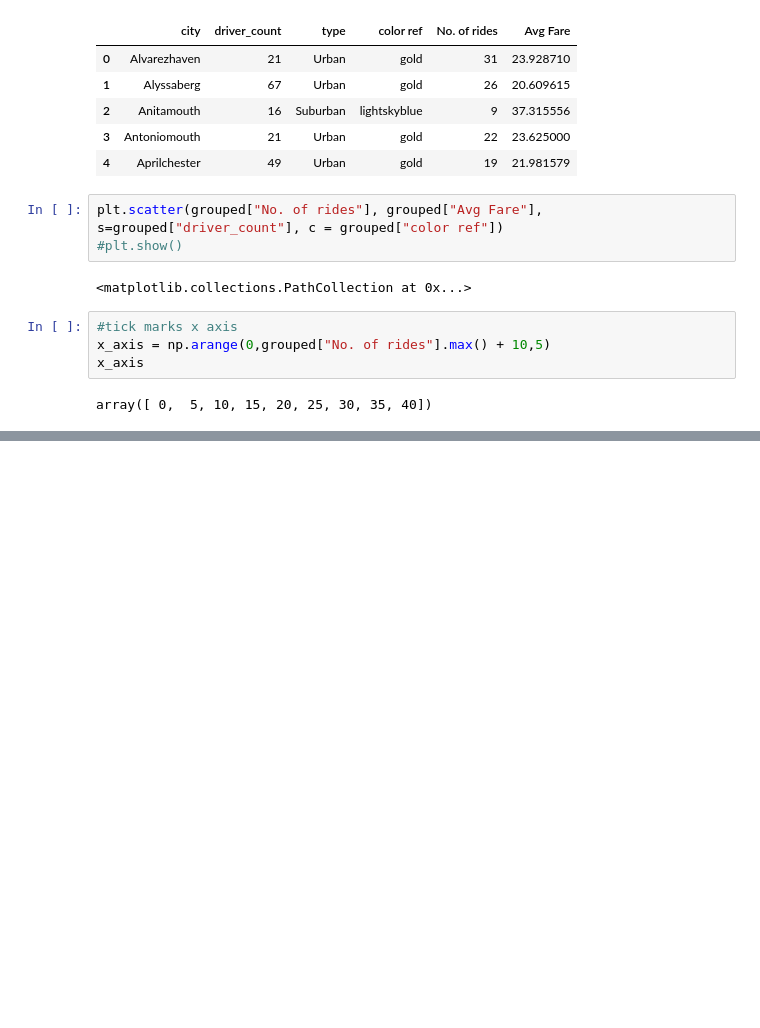
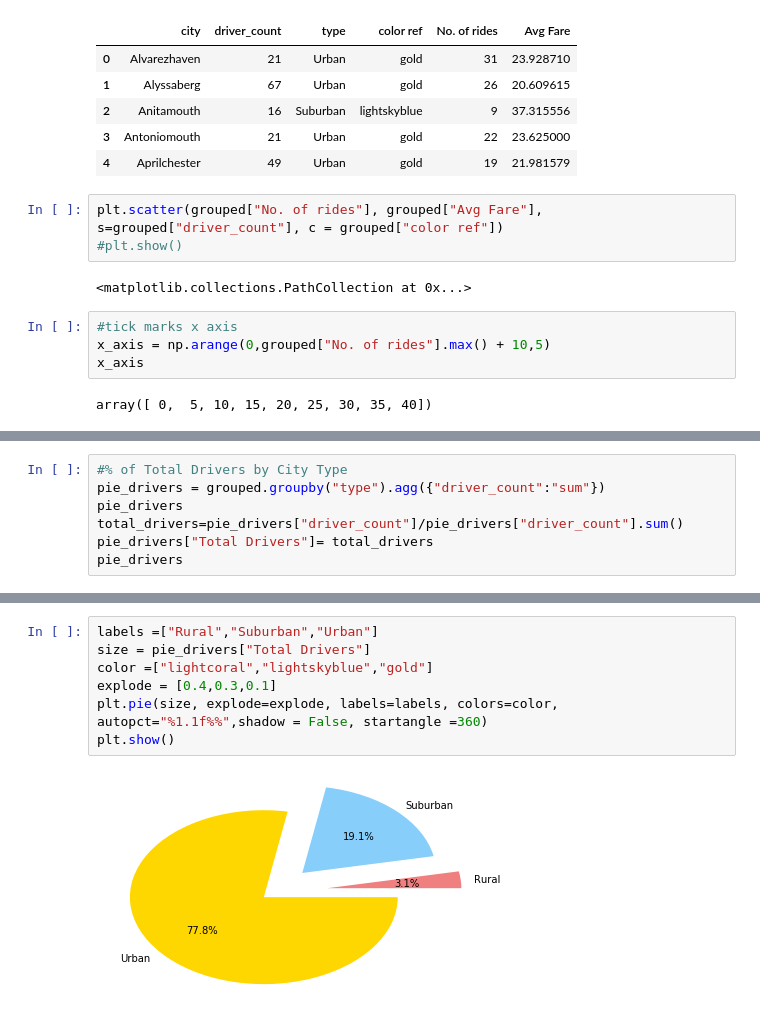
Before and after one commit to wendywalsh/Matplotlib_viz, a Jupyter notebook: Instructions/Pyber/Pyber_Walsh.ipynb, the cells around one changed output, grey strips where cells are left out. Saved outputs shown, nothing was run; the diff lists cells and outputs as text; blank space fills up the shorter version.

```diff
--- a/Instructions/Pyber/Pyber_Walsh.ipynb
+++ b/Instructions/Pyber/Pyber_Walsh.ipynb
@@ -113,0 +177,7 @@ plt.show()
+# %%
+#% of Total Drivers by City Type
+pie_drivers = grouped.groupby("type").agg({"driver_count":"sum"})
+pie_drivers
+total_drivers=pie_drivers["driver_count"]/pie_drivers["driver_count"].sum()
+pie_drivers["Total Drivers"]= total_drivers
+pie_drivers
@@ -113,0 +190,9 @@ plt.show()
+# %%
+labels =["Rural","Suburban","Urban"]
+size = pie_drivers["Total Drivers"]
+color =["lightcoral","lightskyblue","gold"]
+explode = [0.4,0.3,0.1]
+plt.pie(size, explode=explode, labels=labels, colors=color, autopct="%1.1f%%",shadow = False, startangle =360)
+plt.show()
+# %% [output]
+[figure, added]
```
Also changed, not shown: parts of 7 cells of this notebook.
